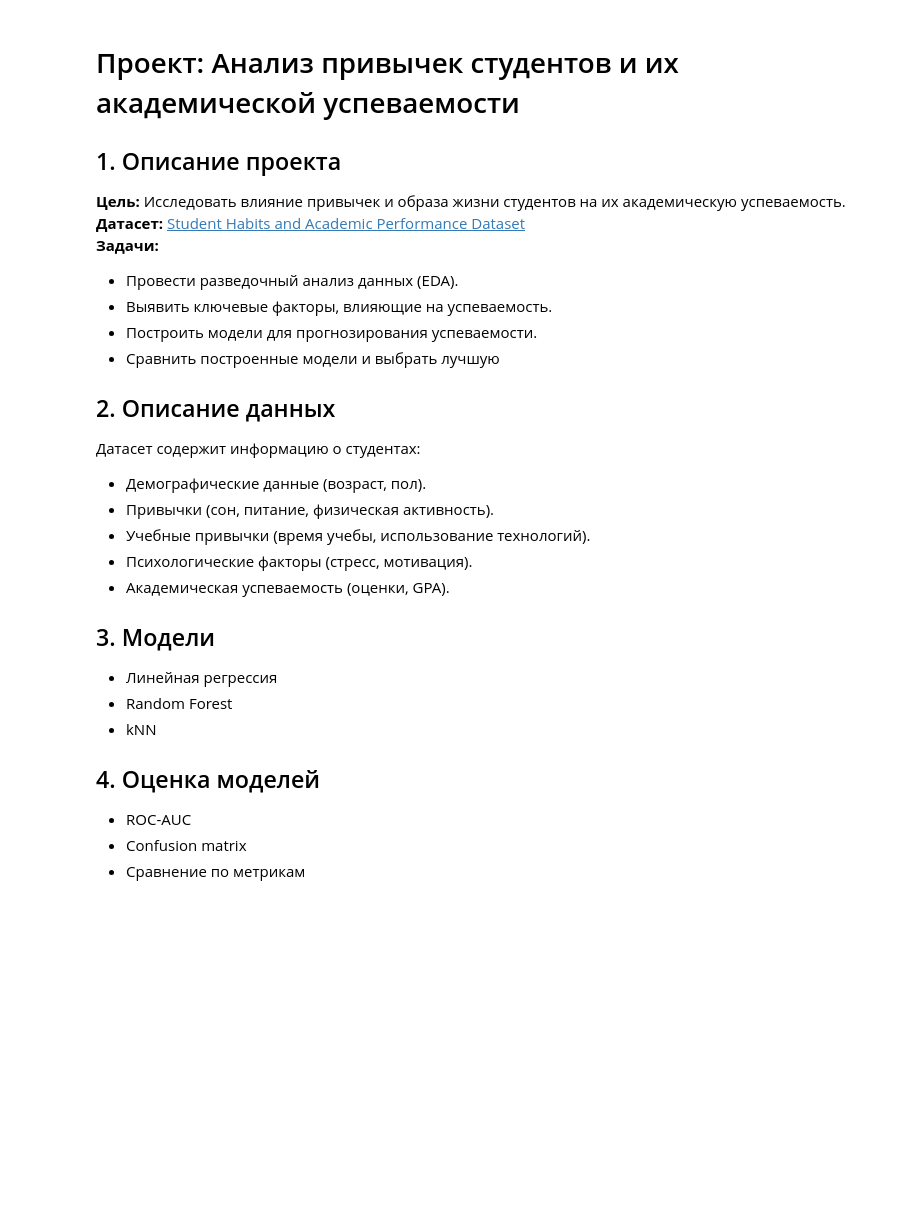
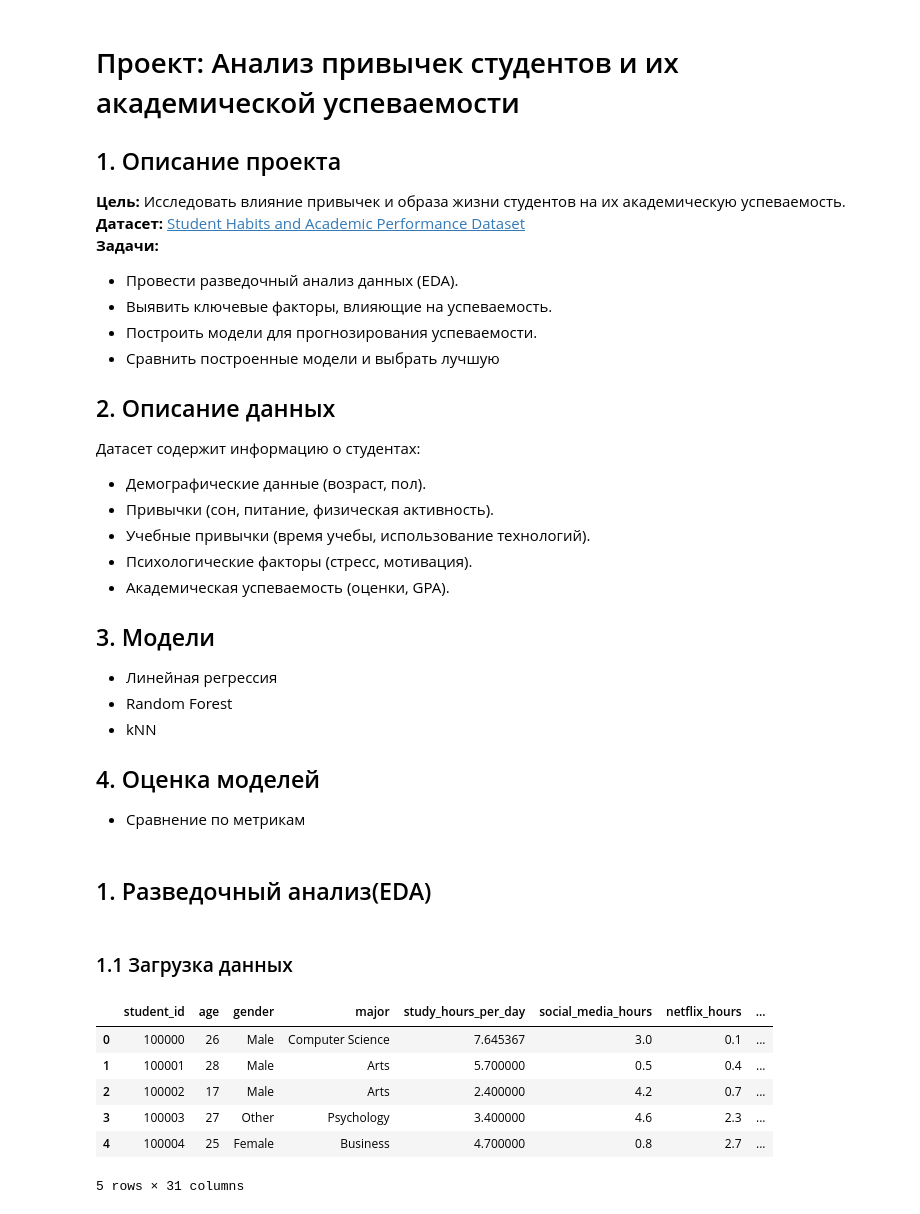
Before and after one commit to zmwss/StatPrak, a Jupyter notebook: Proj.ipynb, the cells around one changed output. Drawn from its saved outputs; the diff is of its cells as text; code cells hidden in the pictures; blank space fills up the shorter version.

```diff
--- a/Proj.ipynb
+++ b/Proj.ipynb
@@ -22,6 +22,4 @@
 - Random Forest
 - kNN
 ## 4. Оценка моделей
-- ROC-AUC
-- Confusion matrix
 - Сравнение по метрикам
@@ -27,0 +38,17 @@
+# %% [markdown]
+## 1. Разведочный анализ(EDA)
+# %% [markdown]
+### 1.1 Загрузка данных
+# %%
+students = pd.read_csv("enhanced_student_habits_performance_dataset.csv")
+
+#Первые 5 строк данных
+display(students.head())
+# %% [output]
+|  | student_id | age | gender | major | study_hours_per_day | social_media_hours | netflix_hours | ... |
+| 0 | 100000 | 26 | Male | Computer Science | 7.645367 | 3.0 | 0.1 | ... |
+| 1 | 100001 | 28 | Male | Arts | 5.700000 | 0.5 | 0.4 | ... |
+| 2 | 100002 | 17 | Male | Arts | 2.400000 | 4.2 | 0.7 | ... |
+| 3 | 100003 | 27 | Other | Psychology | 3.400000 | 4.6 | 2.3 | ... |
+| 4 | 100004 | 25 | Female | Business | 4.700000 | 0.8 | 2.7 | ... |
+5 rows × 31 columns
```
Also changed, not shown: parts of 34 cells of this notebook.
